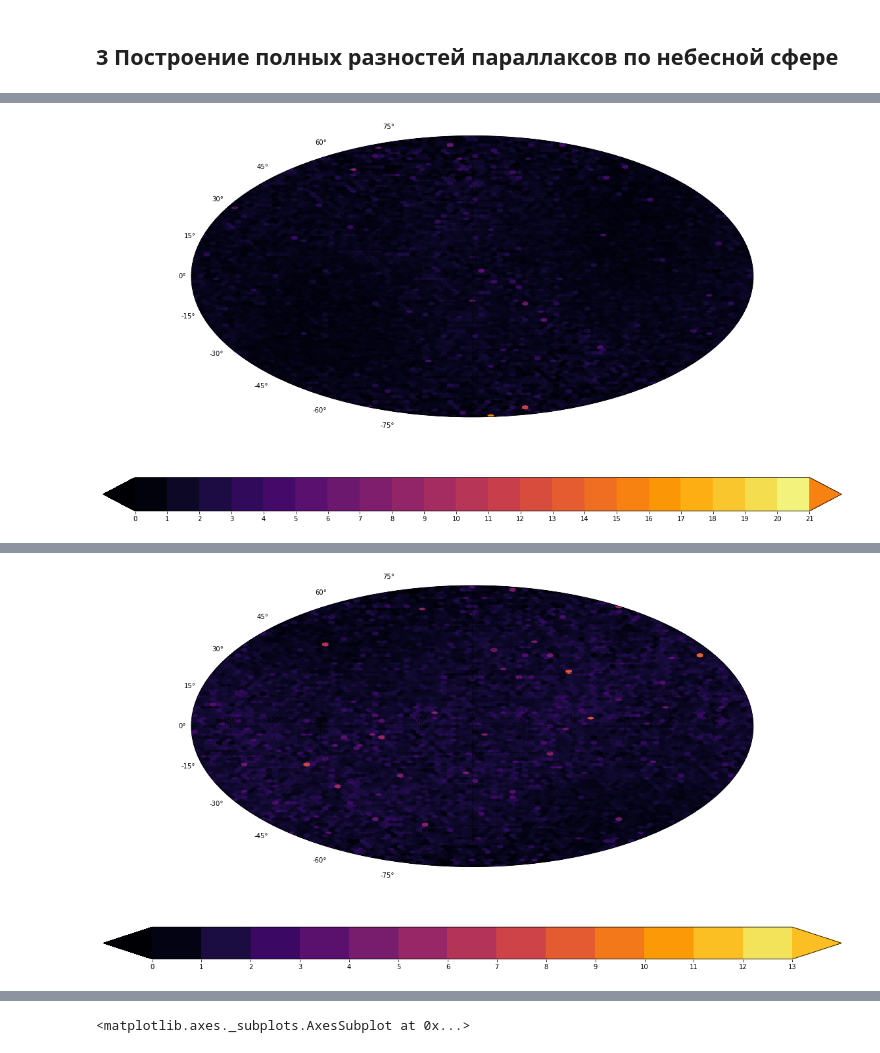
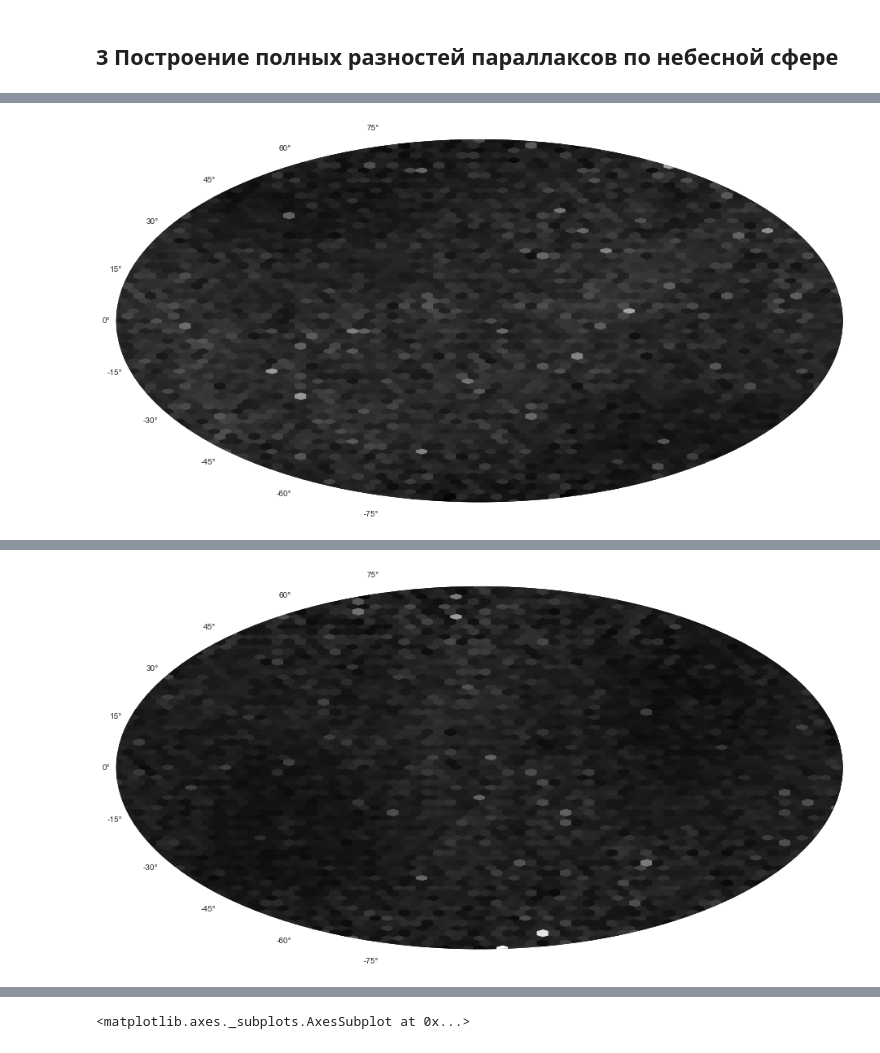
Before and after one commit to paantya/gaialib, a Jupyter notebook: k2018.ipynb, the cells around one changed output, grey strips where cells are left out. Saved outputs shown, nothing was run; the diff lists cells and outputs as text; code cells hidden in the pictures.

```diff
--- a/k2018.ipynb
+++ b/k2018.ipynb
@@ -357,7 +379,7 @@ def hexbinmy(df0,x,y,c,gridsize=50):
         df0[y]*np.pi/180,
         C = df0[c],
         gridsize=gridsize,
-        cmap='inferno',
+        cmap='gray',#'bwr',#'seismic', #'inferno',
         mincnt=0,
         #bins='log',
         #marginals = True,
@@ -369,13 +391,14 @@ def hexbinmy(df0,x,y,c,gridsize=50):
         #label = '20-40 ra'
     )
 
+    '''
     bounds = [i for i in np.arange(max(h.get_array()))]
     cmap = mpl.cm.cool
-    norm = mpl.colors.BoundaryNorm(bounds[::len(bounds)//10], cmap.N)
+    norm = mpl.colors.BoundaryNorm(bounds[::len(bounds)], cmap.N)
     cb = plt.colorbar(h,
                       cmap=cmap,
                       norm=norm,
-                      boundaries=[-10] + bounds + [10],
+                      boundaries=bounds,
                       extend='both',
                       # Make the length of each extension
                       # the same as the length of the
@@ -389,19 +412,21 @@ def hexbinmy(df0,x,y,c,gridsize=50):
                       #extend='both',
                       #orientation='horizontal'
                      )
-
-    #ax.contour(X,Y,Z,10,colors='k')
-    #ax.scatter([0],[np.pi/2],color = 'g')#,51.1,marker='o',color = 'r',linewidths=0.01)
-    #''''o', 'v', '^', '<', '>', '8', 's', 'p', '*', 'h', 'H', 'D', 'd', 'P', 'X''''
     #cb.set_label('counts')
     #plt.legend(loc='best');
-    plt.grid(color='k', linestyle='--', linewidth=0.5)
+    '''
+    #plt.grid()#color='k')#, linestyle='--', linewidth=1.9)
     params = matplotlib.figure.SubplotParams(left=.02, right=.98, top=.99, bottom=.01)
-    plt.tight_layout()
+
+    #plt.tight_layout()
     #plt.savefig('hexbin_'+x+'-'+y+'_'+str(gridsize)+'.png',dpi=1000,format='png')
     print('{}: End plot_hammer paralax.'.format(times()))
+    plt.grid(color='w')#, linestyle='--', linewidth=1.9)
+
     plt.show()
 
-hexbinmy(df_tgas_hip,'l','b','parallax_difference',100)
-hexbinmy(df_tgas_hip,'ra','dec','parallax_difference',100)
+
+hexbinmy(df_tgas_hip,'ra','dec','parallax_difference',70)
+hexbinmy(df_tgas_hip,'l','b','parallax_difference',70)
+hexbinmy(df_tgas_hip,'ecl_lon', 'ecl_lat','parallax_difference',70)
 # %% [output]
@@ -410 +435 @@ hexbinmy(df_tgas_hip,'ra','dec','parallax_difference',100)
-[figure, old version]
+[figure, new version]
@@ -413 +438 @@ hexbinmy(df_tgas_hip,'ra','dec','parallax_difference',100)
-[figure, old version]
+[figure, new version]
```
Also changed, not shown: parts of 14 cells of this notebook.
